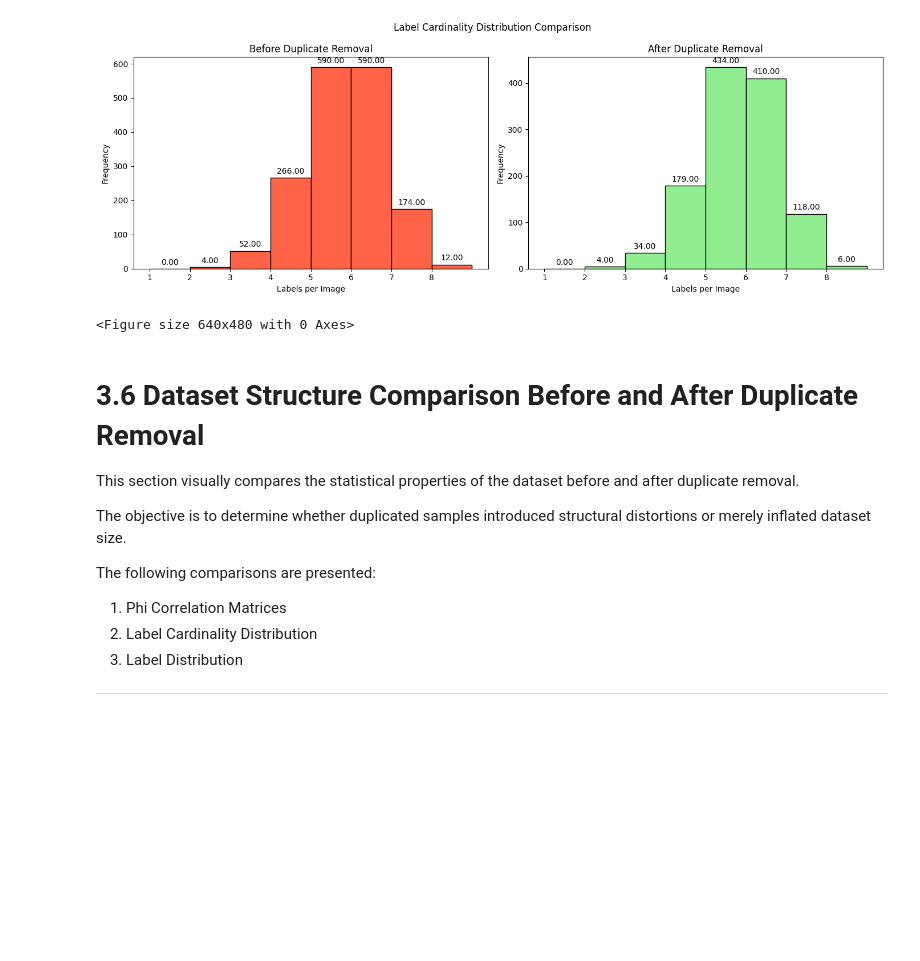
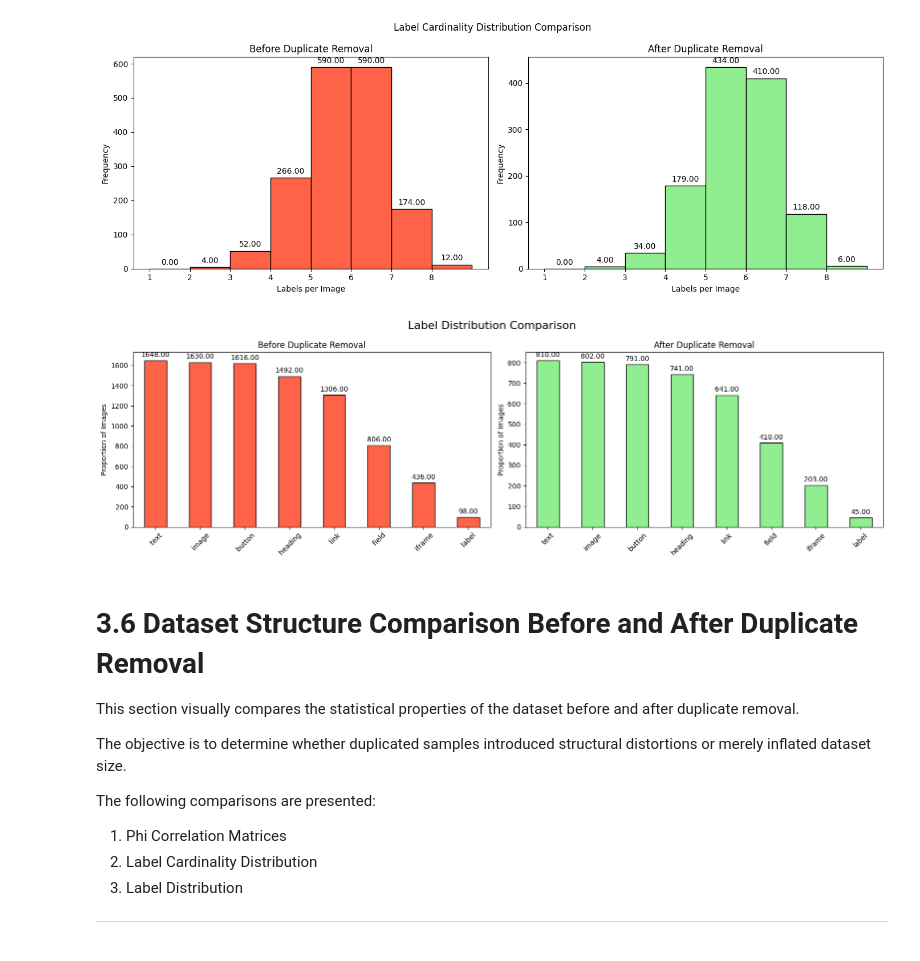
Before and after one commit to AnindyaChakravarty/Multi-label_Image_Classification, a Jupyter notebook: DM.ipynb, the cells around one changed output. Saved outputs shown, nothing was run; the diff lists cells and outputs as text; code cells hidden in the pictures; blank space fills up the shorter version.

```diff
--- a/DM.ipynb
+++ b/DM.ipynb
@@ -1499,7 +1546,7 @@ plt.show()
 # %% [output]
 [figure]
 # %%
-# fig, axes = plt.subplots(1, 2, figsize=(16, 5))
+fig, axes = plt.subplots(1, 2, figsize=(16, 5))
 
 # BEFORE CLEANING
 old_class_counts.plot(
@@ -1509,34 +1556,34 @@ old_class_counts.plot(
     edgecolor="black"
 )
 
 axes[0].set_title("Before Duplicate Removal")
 axes[0].set_ylabel("Proportion of Images")
 axes[0].tick_params(axis='x', rotation=45)
 for container in axes[0].containers:
     axes[0].bar_label(container, fmt="%.2f", padding=3)
 
 # AFTER CLEANING
 new_distribution = train_split[label_cols].sum().sort_values(ascending=False)
 
 new_distribution.plot(
     kind="bar",
     ax=axes[1],
     color='lightgreen',
     edgecolor="black"
 )
 
 axes[1].set_title("After Duplicate Removal")
 axes[1].set_ylabel("Proportion of Images")
 axes[1].tick_params(axis='x', rotation=45)
 for container in axes[1].containers:
     axes[1].bar_label(container, fmt="%.2f", padding=3)
 
 plt.suptitle("Label Distribution Comparison", fontsize=16)
 
 plt.tight_layout()
 plt.show()
 # %% [output]
-<Figure size 640x480 with 0 Axes>
+[figure, added]
 # %% [markdown]
 # 3.6 Dataset Structure Comparison Before and After Duplicate Removal
 
```
Also changed, not shown: parts of 34 cells of this notebook, 1 other file.
